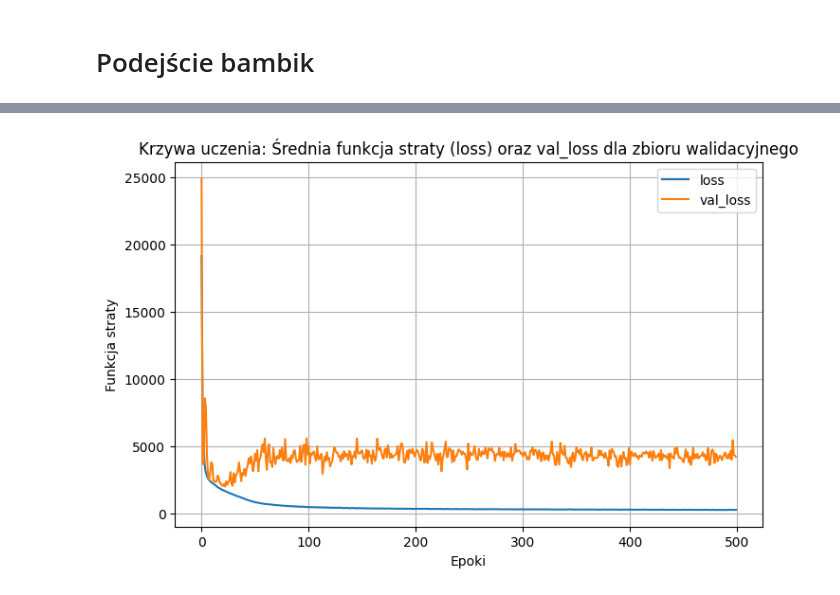
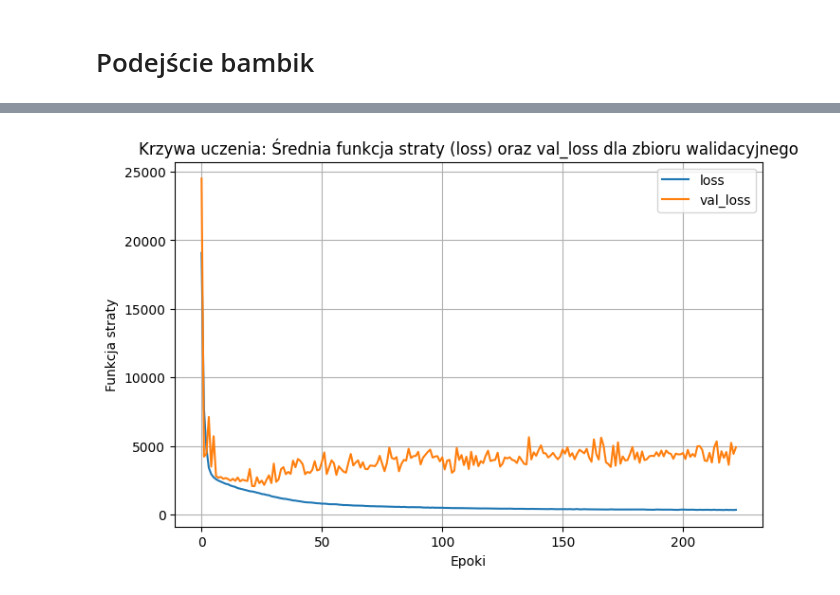
Before and after one commit to piotrczech/mathematical-modeling-in-cryptocurrency-market-forecasting, a Jupyter notebook: main.ipynb, the cells around one changed output, grey strips where cells are left out. Drawn from its saved outputs; the diff is of its cells as text; code cells hidden in the pictures.

Commit message:
feat: add saving/loading model func

```diff
--- a/main.ipynb
+++ b/main.ipynb
@@ -153,4 +163,0 @@ model.compile(optimizer=optimizer, loss='huber')
-# %%
-# early_stopping = tf.keras.callbacks.EarlyStopping(monitor='val_loss', patience=30, restore_best_weights=True)
-# history = model.fit(X_train_scaled, y_train, epochs=1000, batch_size=32, validation_data=(X_val_scaled, y_val), callbacks=[early_stopping])
-history = model.fit(X_train_scaled, y_train, epochs=500, batch_size=32, validation_data=(X_val_scaled, y_val))
@@ -180,0 +164,23 @@ Test Loss: 5781.1669921875
+# %%
+model_id = time.strftime("model_%Y_%m_%d-%H_%M_%S")
+model_path = f"{MODELS_DIR}/{model_id}.keras"
+
+checkpoint_cb = keras.callbacks.ModelCheckpoint(model_path, save_best_only=True)
+early_stopping_cb = keras.callbacks.EarlyStopping(patience=200, restore_best_weights=True)
+
+class PrintValTrainRatioCallback(keras.callbacks.Callback):
+    def on_epoch_end(self, epoch, logs):
+        print("\nwalidacja/uczenie: {:.2f}".format(logs["val_loss"] / logs["loss"]))
+
+print_val_train_ratio_cb = PrintValTrainRatioCallback()
+# %%
+history = None
+if MODEL_NAME is None:
+    history = model.fit(
+        X_train_scaled,
+        y_train,
+        epochs=1000,
+        batch_size=32,
+        validation_data=(X_val_scaled, y_val),
+        callbacks=[checkpoint_cb, early_stopping_cb, print_val_train_ratio_cb]
+    )
@@ -181,14 +205,15 @@ Test Loss: 5781.1669921875
 # %%
-pd.DataFrame(history.history).plot(figsize=(8, 5))
+if history is not None:
+    pd.DataFrame(history.history).plot(figsize=(8, 5))
 
-# Ustawienie wyglądu wykresu
-plt.grid(True)
-plt.title("Krzywa uczenia: Średnia funkcja straty (loss) oraz val_loss dla zbioru walidacyjnego")
-plt.xlabel("Epoki")
-plt.ylabel("Funkcja straty")
-plt.show()
+    # Ustawienie wyglądu wykresu
+    plt.grid(True)
+    plt.title("Krzywa uczenia: Średnia funkcja straty (loss) oraz val_loss dla zbioru walidacyjnego")
+    plt.xlabel("Epoki")
+    plt.ylabel("Funkcja straty")
+    plt.show()
 # %% [output]
-[figure, old version]
+[figure, new version]
 # %%
 predictions = model.predict(X_test_scaled)
 
```
Also changed, not shown: parts of 10 cells of this notebook, 3 other files.
